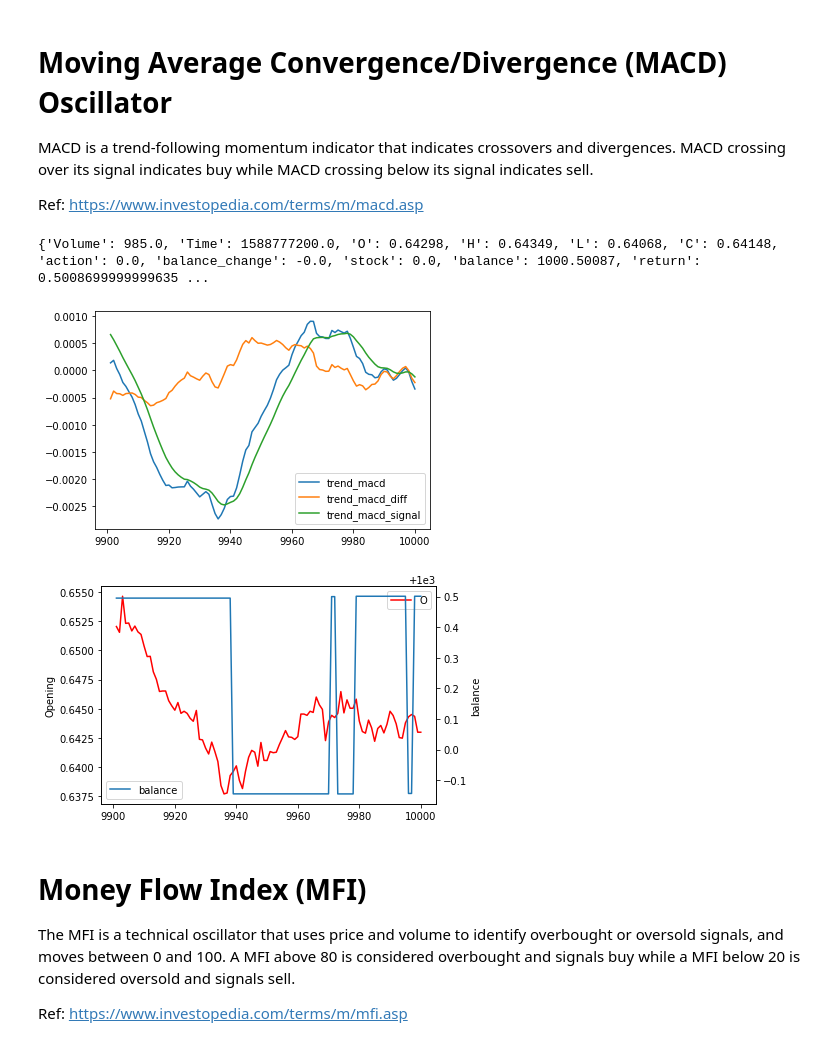
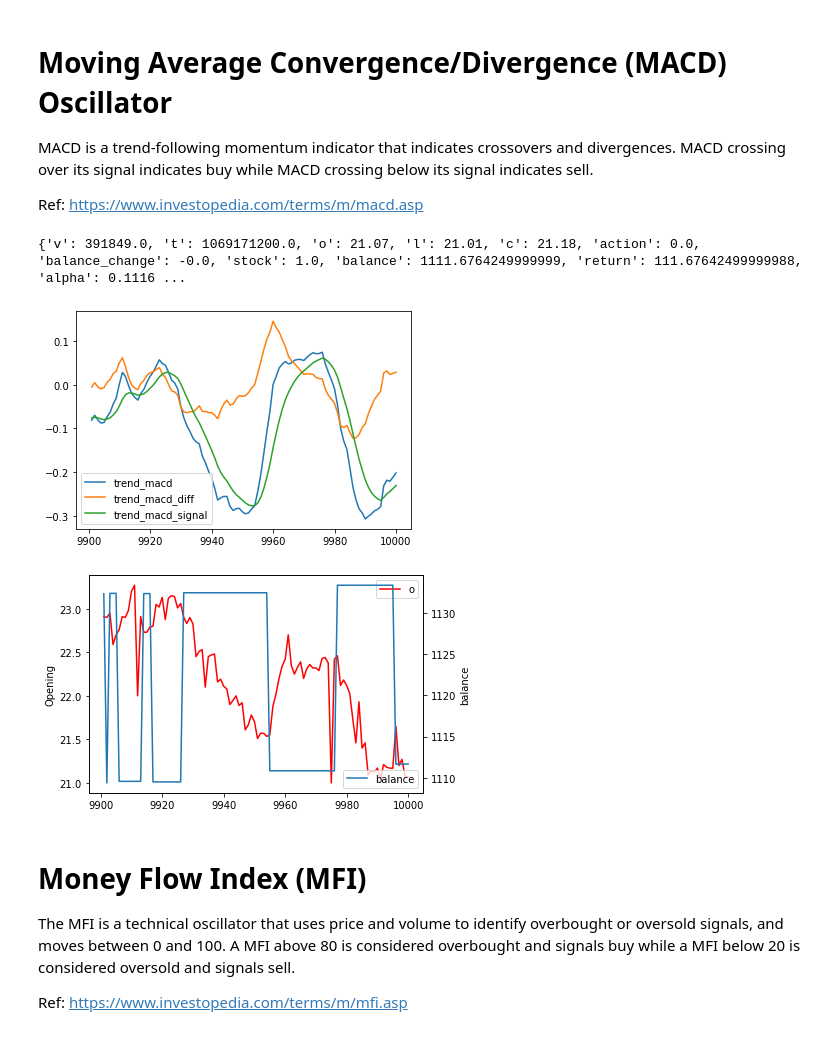
Before and after one commit to jetnew/Idle-Trading-Hero, a Jupyter notebook: Algorithm.ipynb, the cells around one changed output. Drawn from its saved outputs; the diff is of its cells as text; code cells hidden in the pictures.

```diff
--- a/Algorithm.ipynb
+++ b/Algorithm.ipynb
@@ -33,0 +3,17 @@ df
+# %%
+import numpy as np
+import pandas as pd
+import matplotlib.pyplot as plt
+import json
+
+df_aapl = pd.read_json('data/data3/AAPL-20000103-20200525.json')
+df_googl = pd.read_json('data/data3/GOOGL-20040819-20200525.json')
+df_spy = pd.read_json('data/data3/SPY-20000103-20200525.json')
+df_voo = pd.read_json('data/data3/VOO-20100909-20200525.json')
+
+plt.plot(df_aapl['c'][:1000], label='aapl')
+plt.plot(df_googl['c'][:1000], label='googl')
+plt.plot(df_spy['c'][:1000], label='spy')
+plt.plot(df_voo['c'][:1000], label='voo')
+plt.legend(loc='best')
+plt.show()
@@ -45,18 +53,18 @@ macd = MACDStrategy(parameters={
                         'ema12': 12,
                         'ema9': 9,
                     })
-algo = Algorithm(indicator=df.loc[:9999],
+algo = Algorithm(indicator=df_aapl.loc[:9999],
                  strategy=macd,
                  capital=1000)
 # %%
-algo.act(df.loc[9999])
+algo.act(df_aapl.loc[9999])
 print(algo.statistics())
 algo.plot_indicators(k=100)
 algo.plot_performance(k=100)
 # %% [output]
-{'Volume': 985.0, 'Time': 1588777200.0, 'O': 0.64298, 'H': 0.64349, 'L': 0.64068, 'C': 0.64148, 'action': 0.0, 'balance_change': -0.0, 'stock': 0.0, 'balance': 1000.50087, 'return': 0.5008699999999635 ...
+{'v': 391849.0, 't': 1069171200.0, 'o': 21.07, 'l': 21.01, 'c': 21.18, 'action': 0.0, 'balance_change': -0.0, 'stock': 1.0, 'balance': 1111.6764249999999, 'return': 111.67642499999988, 'alpha': 0.1116 ...
-[figure, old version]
+[figure, new version]
-[figure, old version]
+[figure, new version]
 # %% [markdown]
 # Money Flow Index (MFI)
 
```
Also changed, not shown: parts of 9 cells of this notebook, 15 other files.
